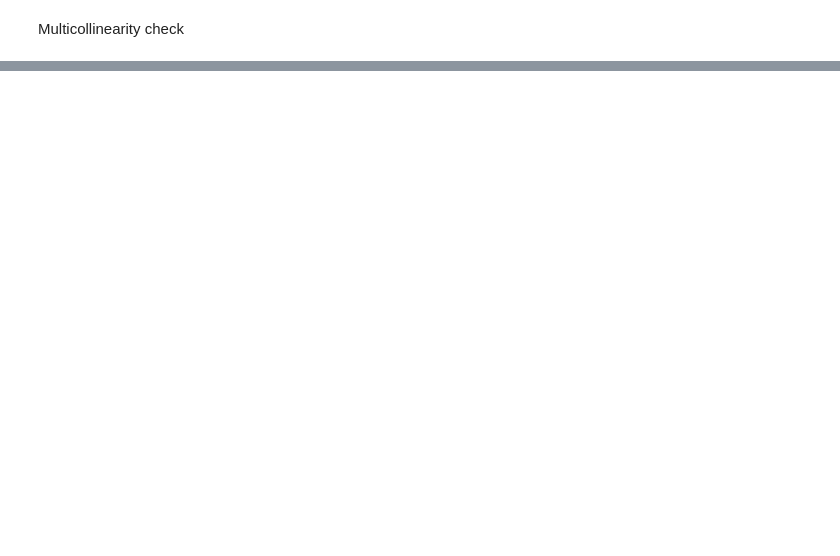
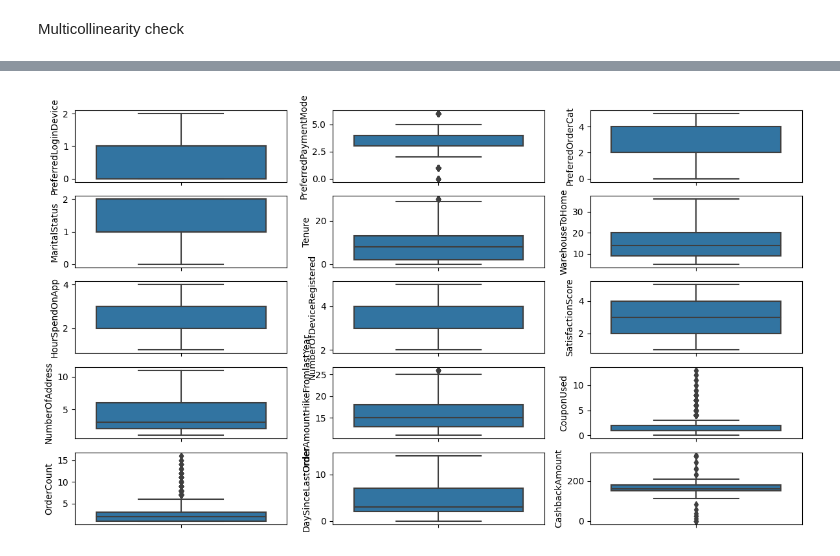
Before and after one commit to Muhammad-Hamza-Khan-03/Ecommerce-Company-Customer-Churn-Predicton, a Jupyter notebook: Processing.ipynb, the cells around one changed output, grey strips where cells are left out. Drawn from its saved outputs; the diff is of its cells as text; code cells hidden in the pictures; blank space fills up the shorter version.

```diff
--- a/Processing.ipynb
+++ b/Processing.ipynb
@@ -194 +216,12 @@ print(vif_data)
+# %%
+fig = plt.figure(figsize=(12,12))
+
+for attribute in range(len(Encoded_data.columns)):
+    fig.add_subplot(9,3,attribute+1)
+    sns.boxplot(y=Encoded_data.iloc[:,attribute])
+
+plt.tight_layout()
+plt.show()
+# %% [output]
+[figure, added]
 # %% [markdown]
```
Also changed, not shown: parts of 15 cells of this notebook, 2 other files.
